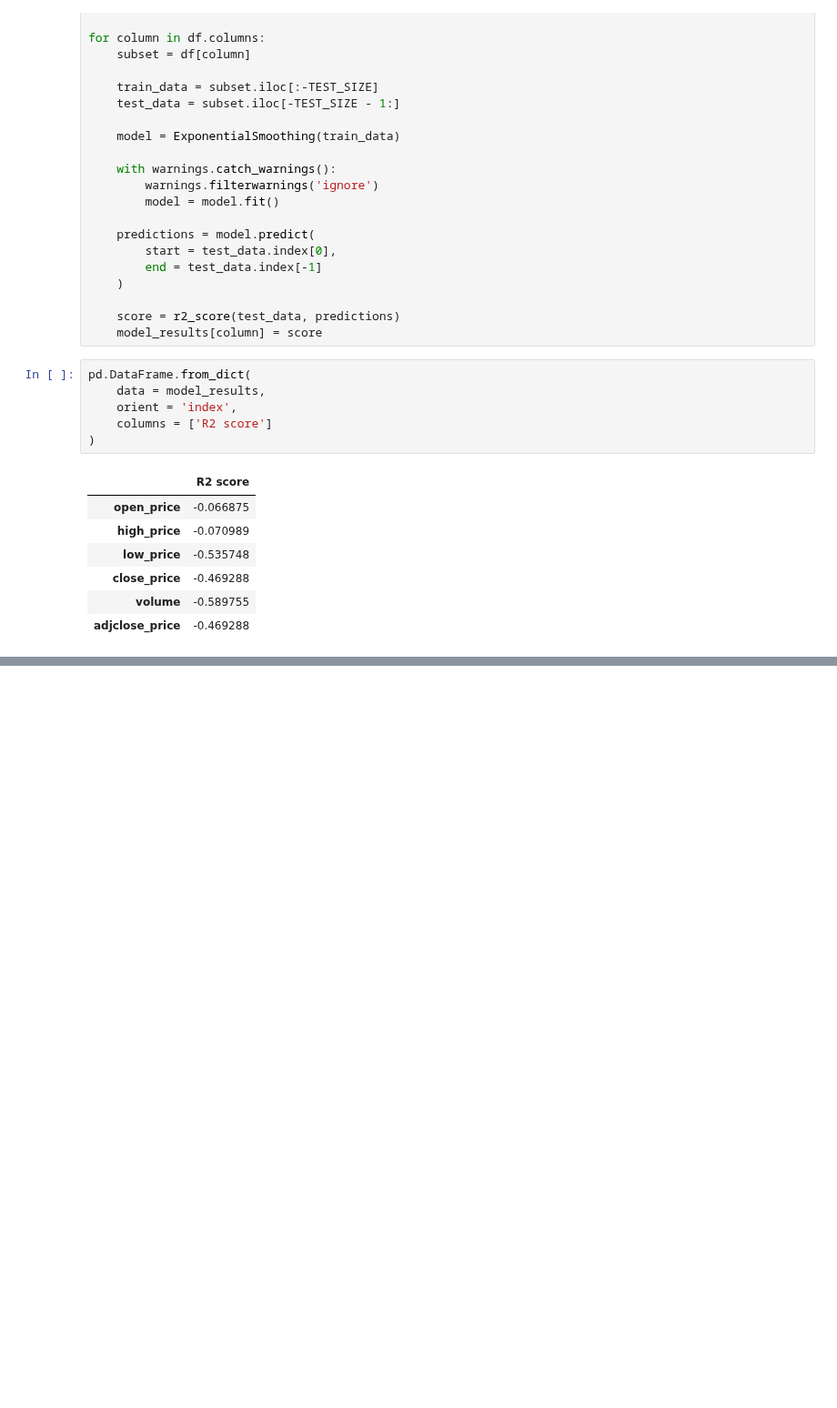
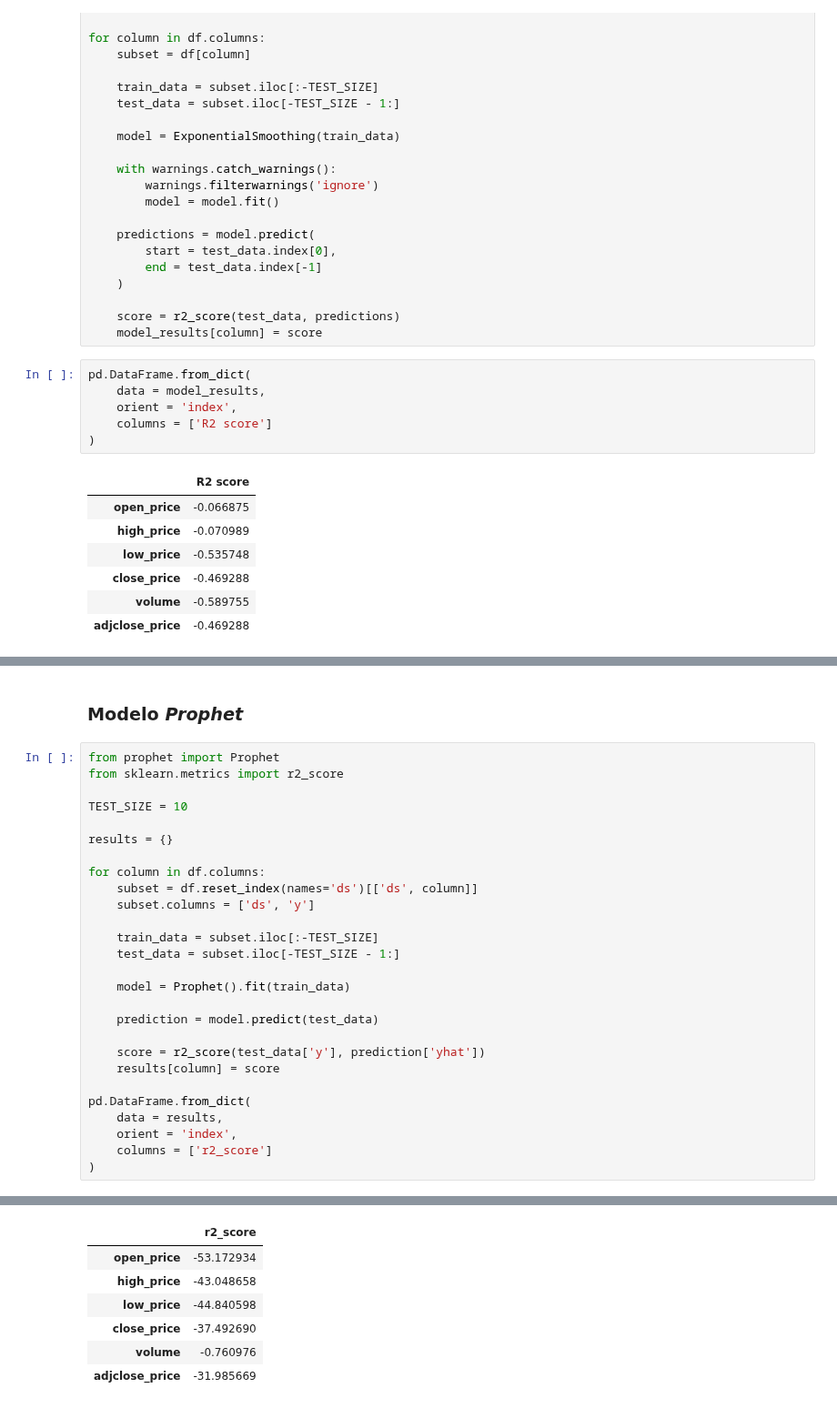
Before and after one commit to alu0101351773/TAAD_practicas, a Jupyter notebook: src/time_series.ipynb, the cells around one changed output, grey strips where cells are left out. Shown at 91% size. Cells and saved outputs as stored; diff of their text form; blank space fills up the shorter version.

```diff
--- a/src/time_series.ipynb
+++ b/src/time_series.ipynb
@@ -246,3 +246,33 @@ pd.DataFrame.from_dict(
 | close_price | -0.469288 |
 | volume | -1.167959 |
 | adjclose_price | -0.509137 |
+# %% [markdown]
+### Modelo _Prophet_
+# %%
+from prophet import Prophet
+from sklearn.metrics import r2_score
+
+TEST_SIZE = 10
+
+results = {}
+
+for column in df.columns:
+    subset = df.reset_index(names='ds')[['ds', column]]
+    subset.columns = ['ds', 'y']
+
+    train_data = subset.iloc[:-TEST_SIZE]
+    test_data = subset.iloc[-TEST_SIZE - 1:]
+
+    model = Prophet().fit(train_data)
+
+    prediction = model.predict(test_data)
+
+    score = r2_score(test_data['y'], prediction['yhat'])
+    results[column] = score
+
+pd.DataFrame.from_dict(
+    data = results,
+    orient = 'index',
+    columns = ['r2_score']
+)
+# %% [output]
@@ -248,0 +291,7 @@ pd.DataFrame.from_dict(
+|  | r2_score |
+| open_price | -53.172934 |
+| high_price | -43.048658 |
+| low_price | -44.840598 |
+| close_price | -37.492690 |
+| volume | -0.760976 |
+| adjclose_price | -31.985669 |
```
Also changed, not shown: parts of 3 cells of this notebook.
